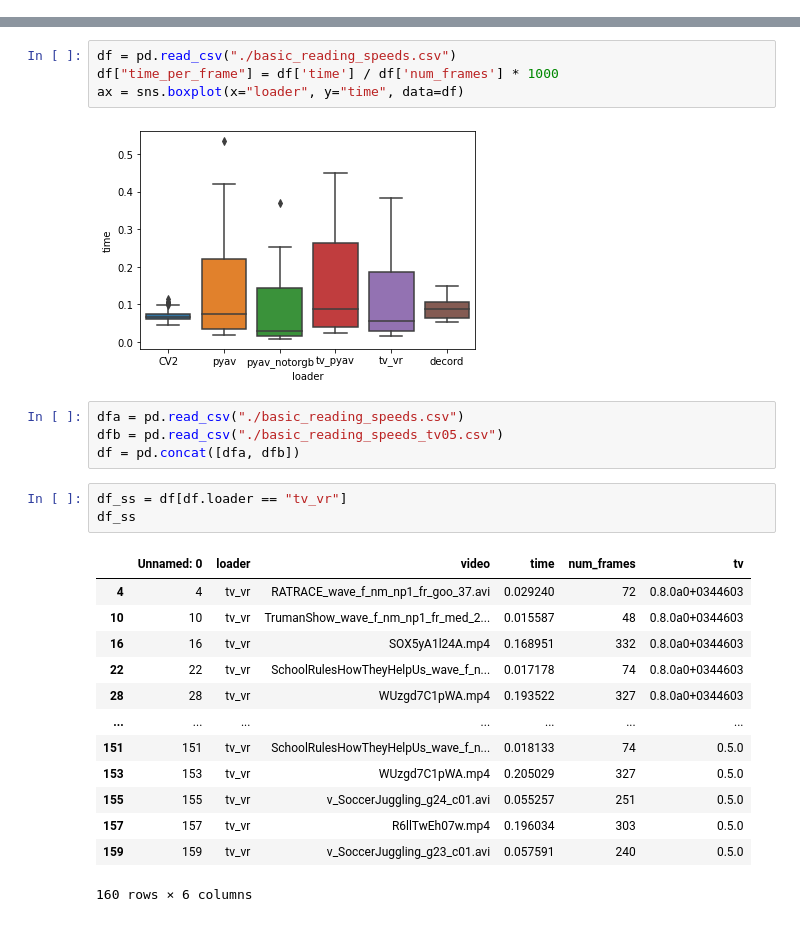
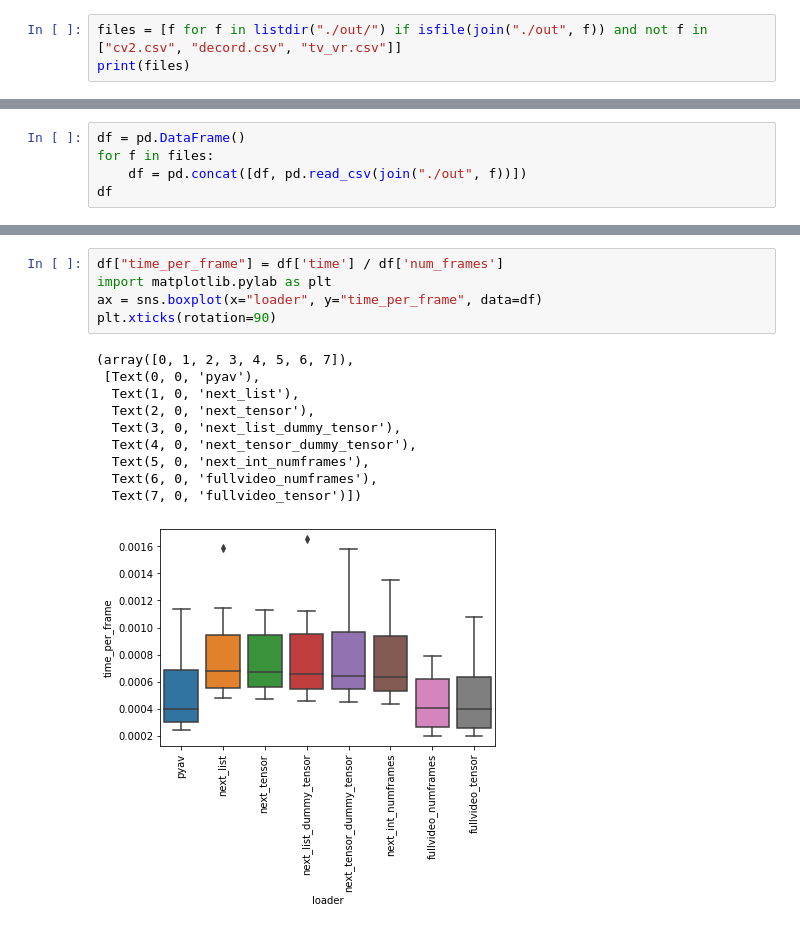
Before and after one commit to bjuncek/video_reader_benchmark, a Jupyter notebook: timeitcomp/Graph Results.ipynb, the cells around one changed output, grey strips where cells are left out. Cells and saved outputs as stored; diff of their text form.

```diff
--- a/timeitcomp/Graph Results.ipynb
+++ b/timeitcomp/Graph Results.ipynb
@@ -2,3 +5,6 @@
 import pandas as pd
 import seaborn as sns
 import matplotlib.pyplot as plt
+# %%
+files = [f for f in listdir("./out/") if isfile(join("./out", f)) and not f in ["cv2.csv", "decord.csv", "tv_vr.csv"]]
+print(files)
@@ -4,0 +13,5 @@ import matplotlib.pyplot as plt
+# %%
+df = pd.DataFrame()
+for f in files:
+    df = pd.concat([df, pd.read_csv(join("./out", f))])
+df
@@ -5,27 +32,16 @@ import matplotlib.pyplot as plt
 # %%
-df = pd.read_csv("./basic_reading_speeds.csv")
-df["time_per_frame"] = df['time'] / df['num_frames'] * 1000
-ax = sns.boxplot(x="loader", y="time", data=df)
+df["time_per_frame"] = df['time'] / df['num_frames']
+import matplotlib.pylab as plt
+ax = sns.boxplot(x="loader", y="time_per_frame", data=df)
+plt.xticks(rotation=90)
 # %% [output]
+(array([0, 1, 2, 3, 4, 5, 6, 7]),
+ [Text(0, 0, 'pyav'),
+  Text(1, 0, 'next_list'),
+  Text(2, 0, 'next_tensor'),
+  Text(3, 0, 'next_list_dummy_tensor'),
+  Text(4, 0, 'next_tensor_dummy_tensor'),
+  Text(5, 0, 'next_int_numframes'),
+  Text(6, 0, 'fullvideo_numframes'),
+  Text(7, 0, 'fullvideo_tensor')])
-[figure, old version]
+[figure, new version]
-# %%
-dfa = pd.read_csv("./basic_reading_speeds.csv")
-dfb = pd.read_csv("./basic_reading_speeds_tv05.csv")
-df = pd.concat([dfa, dfb])
-# %%
-df_ss = df[df.loader == "tv_vr"]
-df_ss
-# %% [output]
-|  | Unnamed: 0 | loader | video | time | num_frames | tv |
-| 4 | 4 | tv_vr | RATRACE_wave_f_nm_np1_fr_goo_37.avi | 0.029240 | 72 | 0.8.0a0+0344603 |
-| 10 | 10 | tv_vr | TrumanShow_wave_f_nm_np1_fr_med_2... | 0.015587 | 48 | 0.8.0a0+0344603 |
-| 16 | 16 | tv_vr | SOX5yA1l24A.mp4 | 0.168951 | 332 | 0.8.0a0+0344603 |
-| 22 | 22 | tv_vr | SchoolRulesHowTheyHelpUs_wave_f_n... | 0.017178 | 74 | 0.8.0a0+0344603 |
-| 28 | 28 | tv_vr | WUzgd7C1pWA.mp4 | 0.193522 | 327 | 0.8.0a0+0344603 |
-| ... | ... | ... | ... | ... | ... | ... |
-| 151 | 151 | tv_vr | SchoolRulesHowTheyHelpUs_wave_f_n... | 0.018133 | 74 | 0.5.0 |
-| 153 | 153 | tv_vr | WUzgd7C1pWA.mp4 | 0.205029 | 327 | 0.5.0 |
-| 155 | 155 | tv_vr | v_SoccerJuggling_g24_c01.avi | 0.055257 | 251 | 0.5.0 |
-| 157 | 157 | tv_vr | R6llTwEh07w.mp4 | 0.196034 | 303 | 0.5.0 |
-| 159 | 159 | tv_vr | v_SoccerJuggling_g23_c01.avi | 0.057591 | 240 | 0.5.0 |
-160 rows × 6 columns
```
Also changed, not shown: parts of 15 cells of this notebook, 1 other file.
